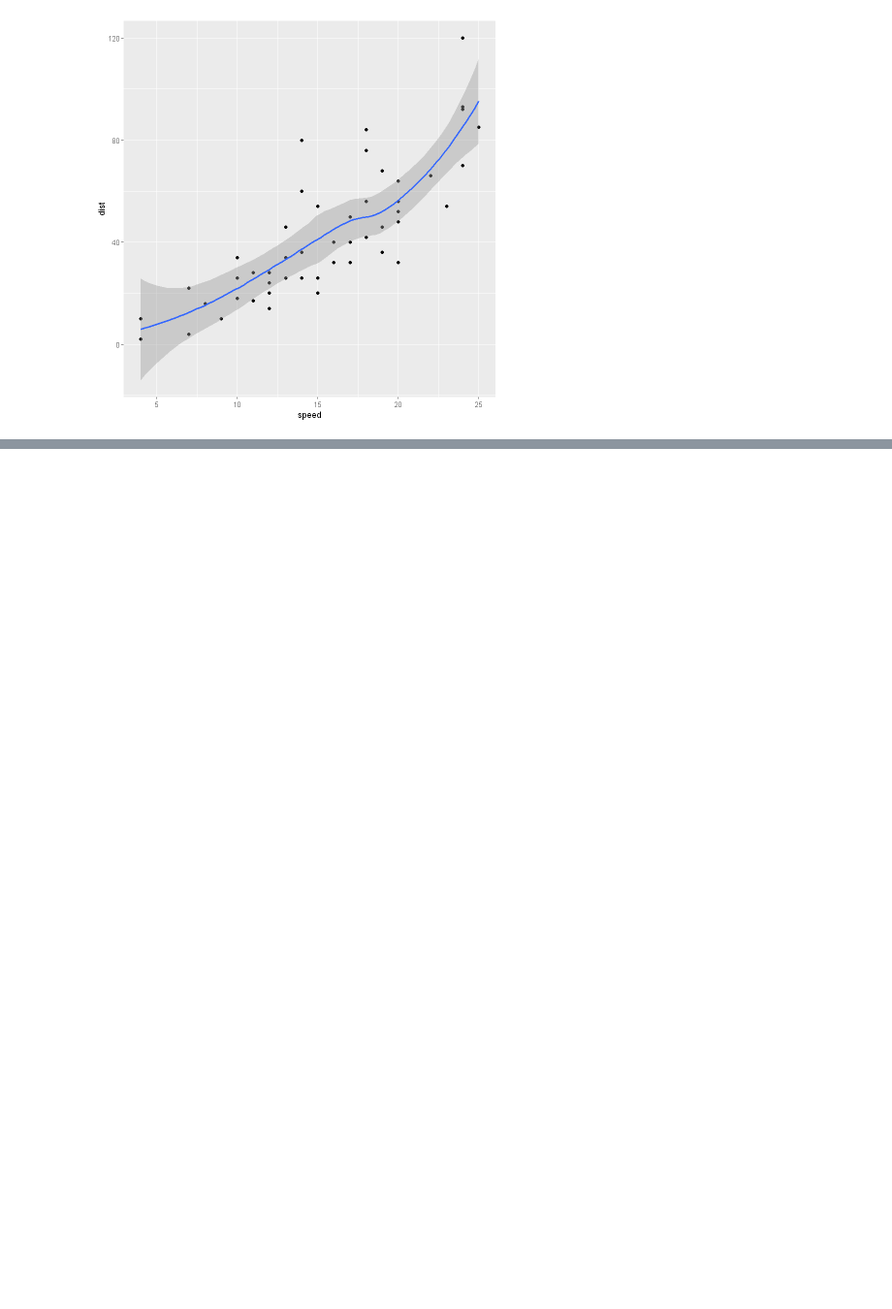
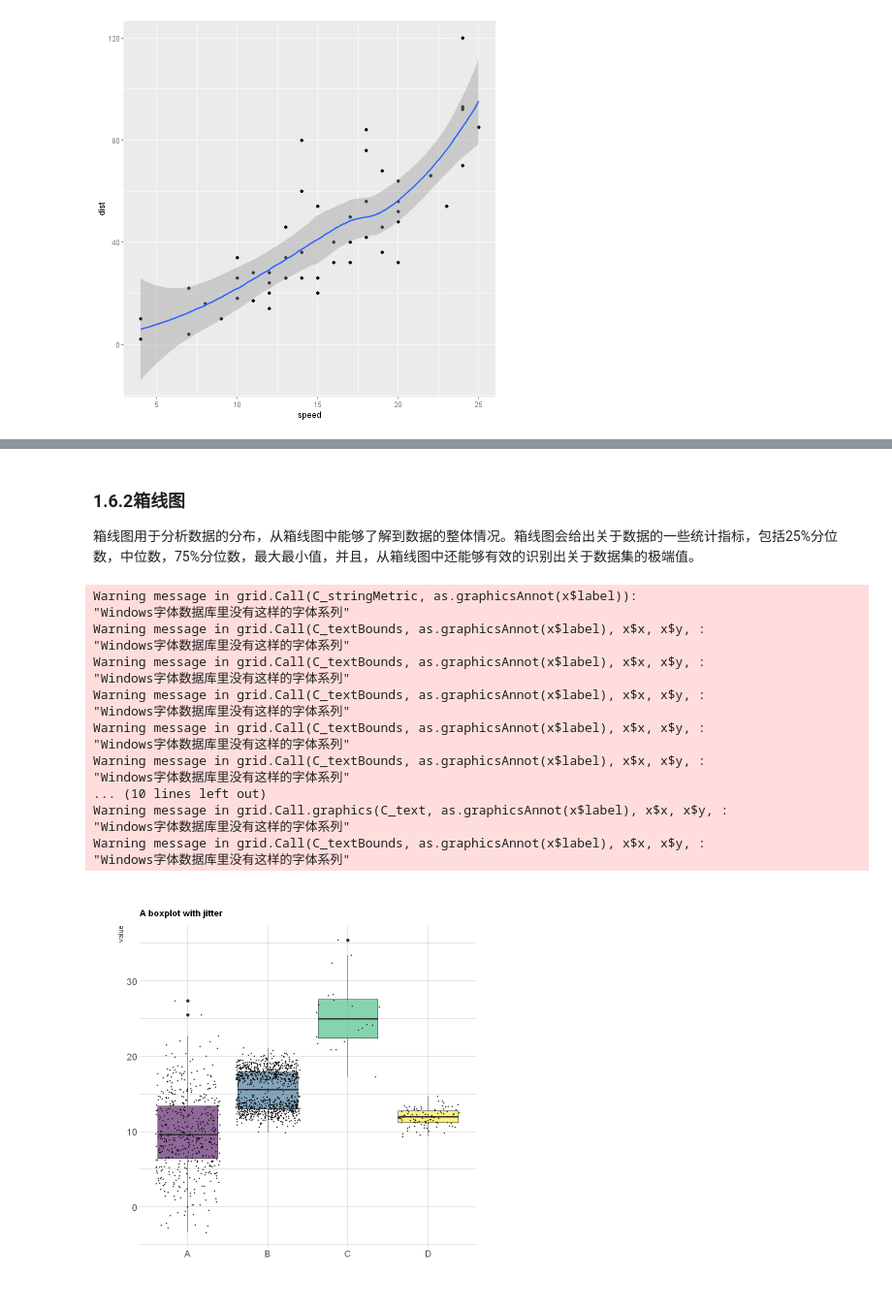
Before and after one commit to ruishuQU/R-visualization-Guide, a Jupyter notebook: R visualization/ch01 R语言数据可视化简介.ipynb, the cells around one changed output, grey strips where cells are left out. Shown: that part at 97% size. Saved outputs shown, nothing was run; the diff lists cells and outputs as text; code cells hidden in the pictures; blank space fills up the shorter version.

```diff
--- a/R visualization/ch01 R语言数据可视化简介.ipynb
+++ b/R visualization/ch01 R语言数据可视化简介.ipynb
@@ -674,0 +752,47 @@ qplot(x = speed,y = dist,data = cars,geom = c("point","smooth"))
+# %% [markdown]
+### 1.6.2箱线图
+箱线图用于分析数据的分布，从箱线图中能够了解到数据的整体情况。箱线图会给出关于数据的一些统计指标，包括25%分位数，中位数，75%分位数，最大最小值，并且，从箱线图中还能够有效的识别出关于数据集的极端值。
+# %%
+# install.packages("hrbrthemes")
+library(tidyverse)
+library(hrbrthemes)
+library(viridis)
+
+# 创建一个数据集
+data <- data.frame(
+  name=c( rep("A",500), rep("B",500), rep("B",500), rep("C",20), rep('D', 100)  ),
+  value=c( rnorm(500, 10, 5), rnorm(500, 13, 1), rnorm(500, 18, 1), rnorm(20, 25, 4), rnorm(100, 12, 1) )
+)
+
+# 绘制图形
+data %>%
+  ggplot( aes(x=name, y=value, fill=name)) +
+    geom_boxplot() +
+    scale_fill_viridis(discrete = TRUE, alpha=0.6) +
+    geom_jitter(color="black", size=0.4, alpha=0.9) +
+    theme_ipsum() +
+    theme(
+      legend.position="none",
+      plot.title = element_text(size=11)
+    ) +
+    ggtitle("A boxplot with jitter") +
+    xlab("")
+# %% [output]
+Warning message in grid.Call(C_stringMetric, as.graphicsAnnot(x$label)):
+"Windows字体数据库里没有这样的字体系列"
+Warning message in grid.Call(C_textBounds, as.graphicsAnnot(x$label), x$x, x$y, :
+"Windows字体数据库里没有这样的字体系列"
+Warning message in grid.Call(C_textBounds, as.graphicsAnnot(x$label), x$x, x$y, :
+"Windows字体数据库里没有这样的字体系列"
+Warning message in grid.Call(C_textBounds, as.graphicsAnnot(x$label), x$x, x$y, :
+"Windows字体数据库里没有这样的字体系列"
+Warning message in grid.Call(C_textBounds, as.graphicsAnnot(x$label), x$x, x$y, :
+"Windows字体数据库里没有这样的字体系列"
+Warning message in grid.Call(C_textBounds, as.graphicsAnnot(x$label), x$x, x$y, :
+"Windows字体数据库里没有这样的字体系列"
+... (10 lines left out)
+Warning message in grid.Call.graphics(C_text, as.graphicsAnnot(x$label), x$x, x$y, :
+"Windows字体数据库里没有这样的字体系列"
+Warning message in grid.Call(C_textBounds, as.graphicsAnnot(x$label), x$x, x$y, :
+"Windows字体数据库里没有这样的字体系列"
+[figure, added]
```
Also changed, not shown: parts of 33 cells of this notebook, 1 other file.
